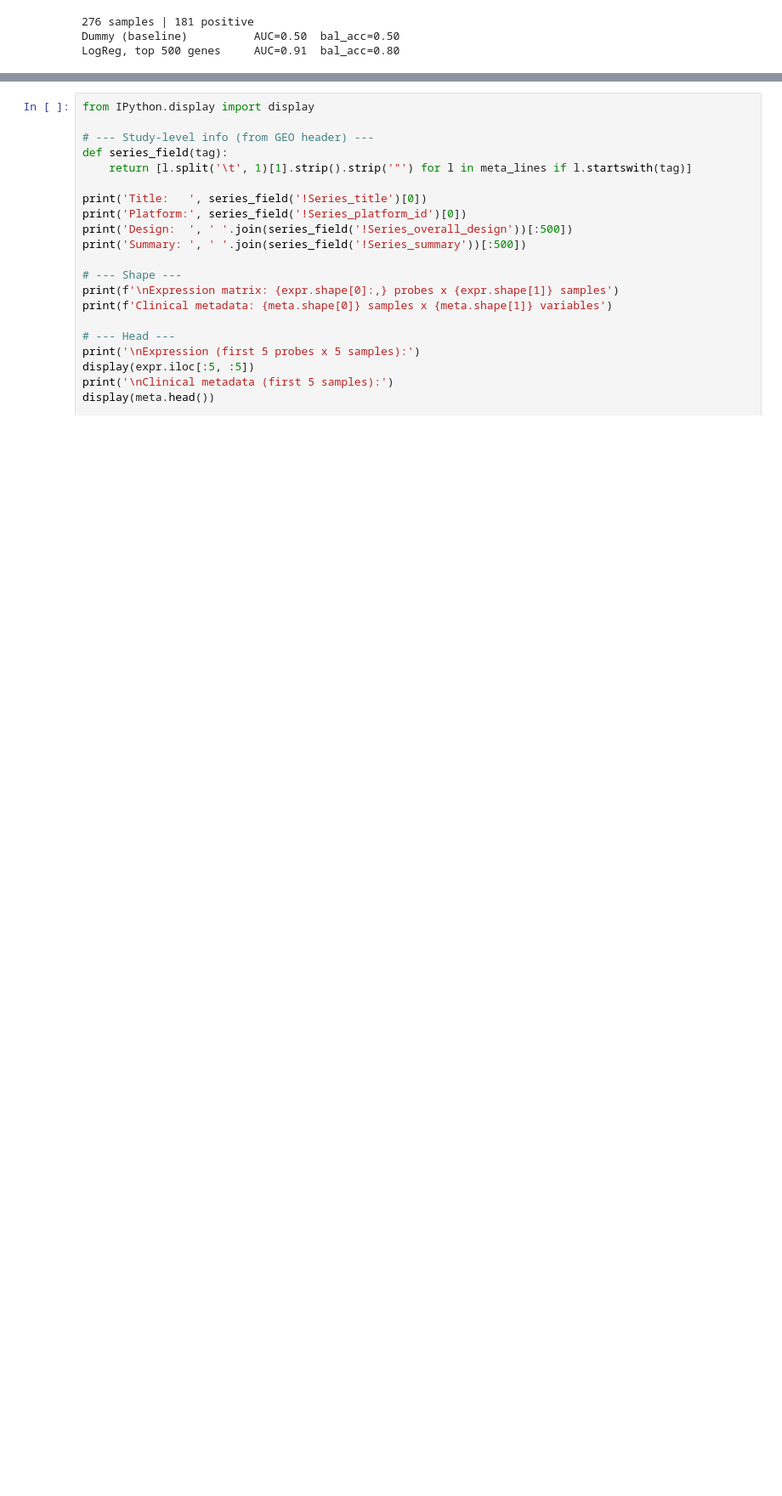
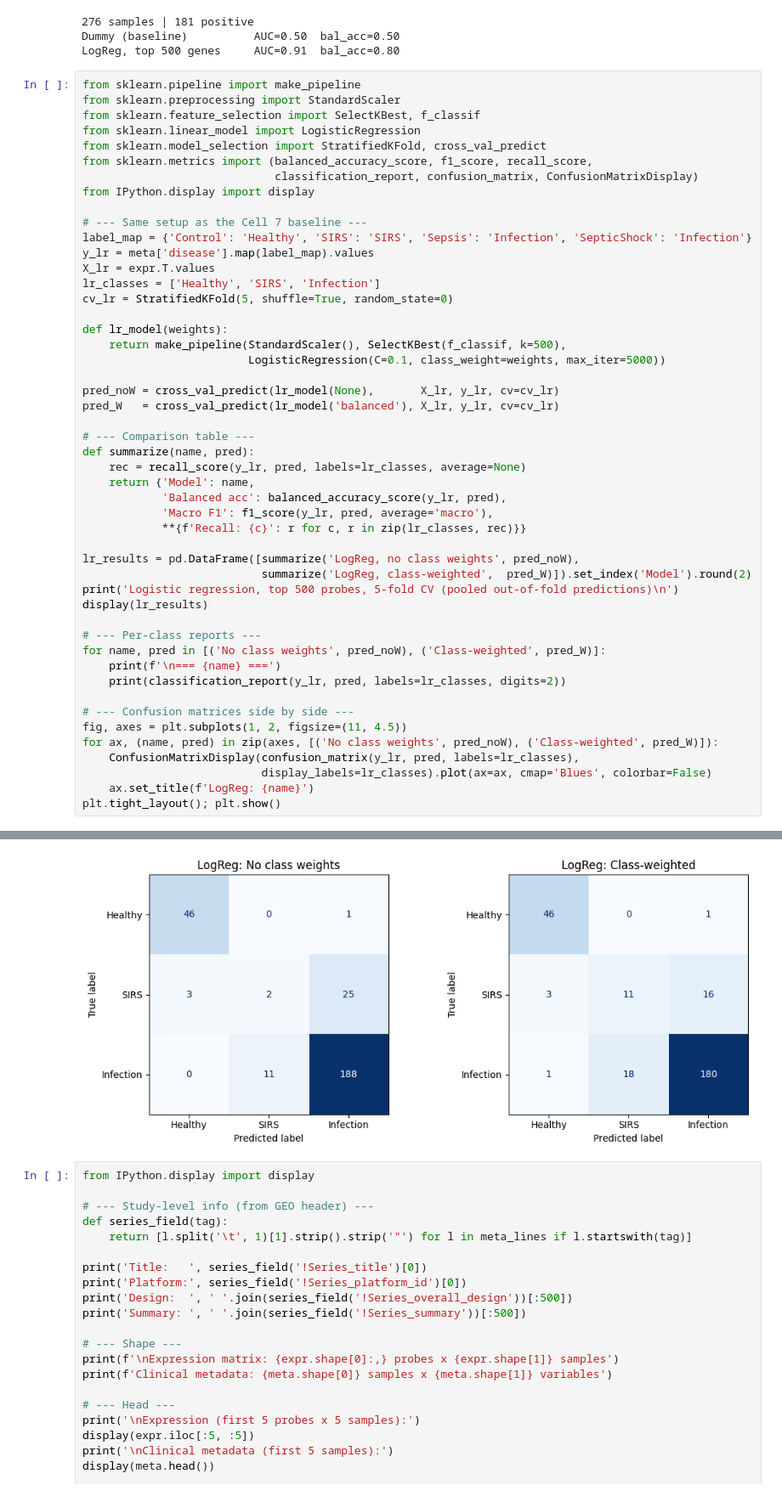
Before and after one commit to Amukta2906/Bioinformatics-, a Jupyter notebook: Baseline_and_Classweight.ipynb, the cells around one changed output, grey strips where cells are left out. Shown at 85% size. Saved outputs shown, nothing was run; the diff lists cells and outputs as text; blank space fills up the shorter version.

```diff
--- a/Baseline_and_Classweight.ipynb
+++ b/Baseline_and_Classweight.ipynb
@@ -189,3 +189,53 @@ for name, m in models.items():
 276 samples | 181 positive
 Dummy (baseline)          AUC=0.50  bal_acc=0.50
 LogReg, top 500 genes     AUC=0.91  bal_acc=0.80
+# %%
+from sklearn.pipeline import make_pipeline
+from sklearn.preprocessing import StandardScaler
+from sklearn.feature_selection import SelectKBest, f_classif
+from sklearn.linear_model import LogisticRegression
+from sklearn.model_selection import StratifiedKFold, cross_val_predict
+from sklearn.metrics import (balanced_accuracy_score, f1_score, recall_score,
+                             classification_report, confusion_matrix, ConfusionMatrixDisplay)
+from IPython.display import display
+
+# --- Same setup as the Cell 7 baseline ---
+label_map = {'Control': 'Healthy', 'SIRS': 'SIRS', 'Sepsis': 'Infection', 'SepticShock': 'Infection'}
+y_lr = meta['disease'].map(label_map).values
+X_lr = expr.T.values
+lr_classes = ['Healthy', 'SIRS', 'Infection']
+cv_lr = StratifiedKFold(5, shuffle=True, random_state=0)
+
+def lr_model(weights):
+    return make_pipeline(StandardScaler(), SelectKBest(f_classif, k=500),
+                         LogisticRegression(C=0.1, class_weight=weights, max_iter=5000))
+
+pred_noW = cross_val_predict(lr_model(None),       X_lr, y_lr, cv=cv_lr)
+pred_W   = cross_val_predict(lr_model('balanced'), X_lr, y_lr, cv=cv_lr)
+
+# --- Comparison table ---
+def summarize(name, pred):
+    rec = recall_score(y_lr, pred, labels=lr_classes, average=None)
+    return {'Model': name,
+            'Balanced acc': balanced_accuracy_score(y_lr, pred),
+            'Macro F1': f1_score(y_lr, pred, average='macro'),
+            **{f'Recall: {c}': r for c, r in zip(lr_classes, rec)}}
+
+lr_results = pd.DataFrame([summarize('LogReg, no class weights', pred_noW),
+                           summarize('LogReg, class-weighted',  pred_W)]).set_index('Model').round(2)
+print('Logistic regression, top 500 probes, 5-fold CV (pooled out-of-fold predictions)\n')
+display(lr_results)
+
+# --- Per-class reports ---
+for name, pred in [('No class weights', pred_noW), ('Class-weighted', pred_W)]:
+    print(f'\n=== {name} ===')
+    print(classification_report(y_lr, pred, labels=lr_classes, digits=2))
+
+# --- Confusion matrices side by side ---
+fig, axes = plt.subplots(1, 2, figsize=(11, 4.5))
+for ax, (name, pred) in zip(axes, [('No class weights', pred_noW), ('Class-weighted', pred_W)]):
+    ConfusionMatrixDisplay(confusion_matrix(y_lr, pred, labels=lr_classes),
+                           display_labels=lr_classes).plot(ax=ax, cmap='Blues', colorbar=False)
+    ax.set_title(f'LogReg: {name}')
+plt.tight_layout(); plt.show()
+# %% [output]
@@ -192,3 +264,4 @@ LogReg, top 500 genes     AUC=0.91  bal_acc=0.80
+[figure, added]
 # %%
 from IPython.display import display
 
```
Also changed, not shown: parts of 1 cell of this notebook.
